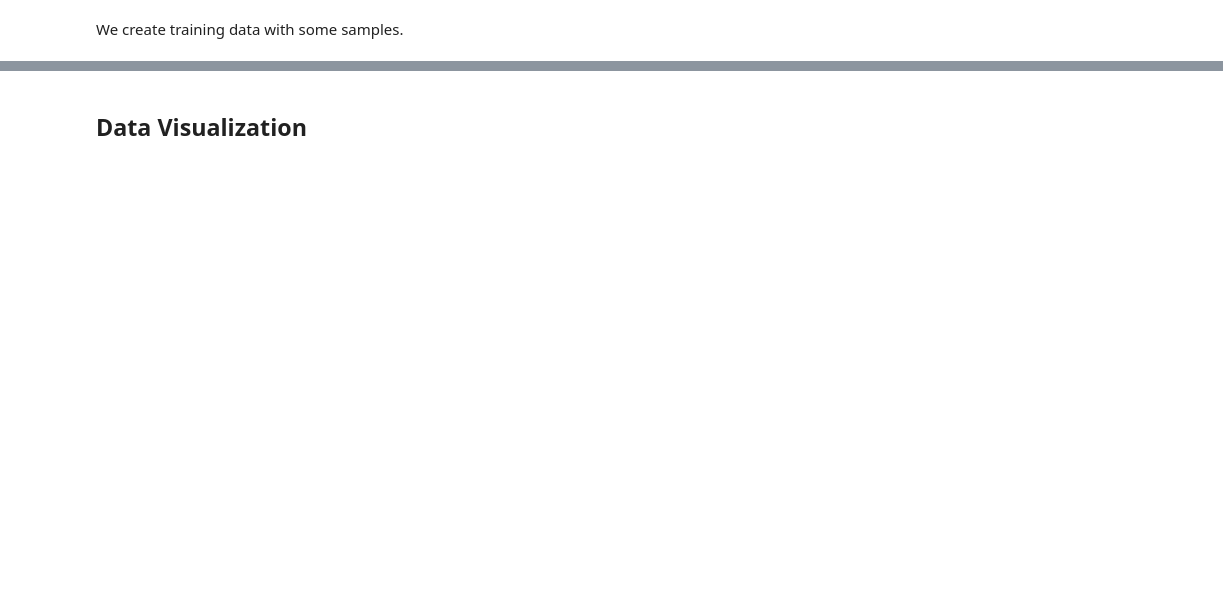
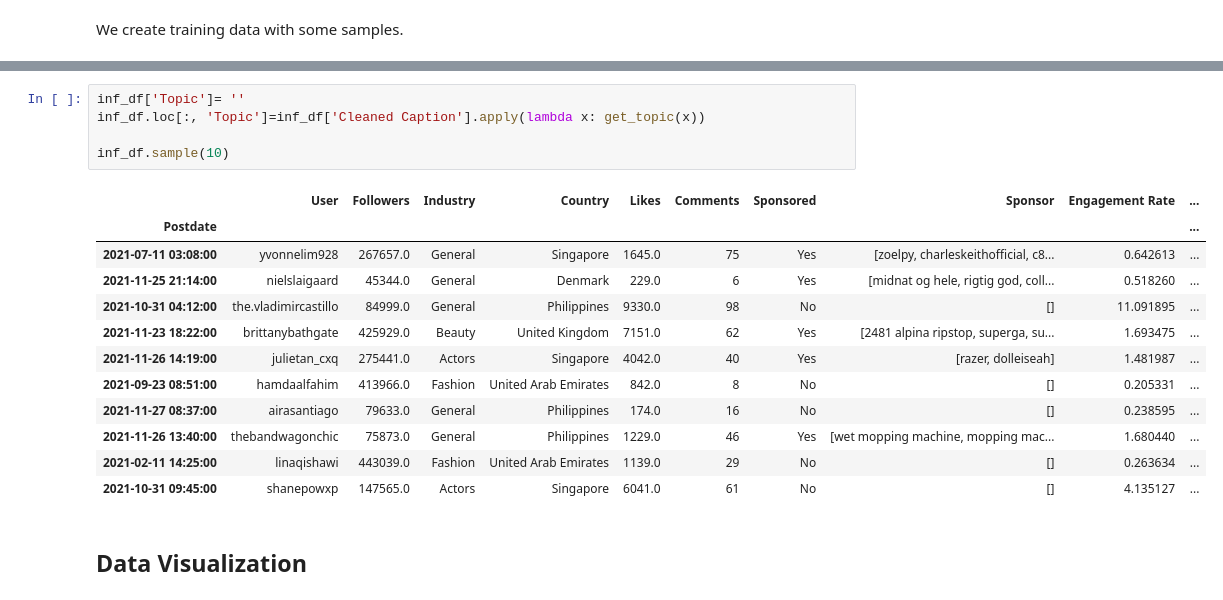
Before and after one commit to calvenjs/NLP-Influencers-Analysis, a Jupyter notebook: instagram-influencers-analysis.ipynb, the cells around one changed output, grey strips where cells are left out. Drawn from its saved outputs; the diff is of its cells as text; blank space fills up the shorter version.

```diff
--- a/instagram-influencers-analysis.ipynb
+++ b/instagram-influencers-analysis.ipynb
@@ -486,2 +572,20 @@ ORGANIZATION VillagePipolLoveAtTheEndOfTheWorld
+# %%
+inf_df['Topic']= ''
+inf_df.loc[:, 'Topic']=inf_df['Cleaned Caption'].apply(lambda x: get_topic(x))
+
+inf_df.sample(10)
+# %% [output]
+|  | User | Followers | Industry | Country | Likes | Comments | Sponsored | Sponsor | Engagement Rate | ... |
+| Postdate |  |  |  |  |  |  |  |  |  | ... |
+| 2021-07-11 03:08:00 | yvonnelim928 | 267657.0 | General | Singapore | 1645.0 | 75 | Yes | [zoelpy, charleskeithofficial, c8... | 0.642613 | ... |
+| 2021-11-25 21:14:00 | nielslaigaard | 45344.0 | General | Denmark | 229.0 | 6 | Yes | [midnat og hele, rigtig god, coll... | 0.518260 | ... |
+| 2021-10-31 04:12:00 | the.vladimircastillo | 84999.0 | General | Philippines | 9330.0 | 98 | No | [] | 11.091895 | ... |
+| 2021-11-23 18:22:00 | brittanybathgate | 425929.0 | Beauty | United Kingdom | 7151.0 | 62 | Yes | [2481 alpina ripstop, superga, su... | 1.693475 | ... |
+| 2021-11-26 14:19:00 | julietan_cxq | 275441.0 | Actors | Singapore | 4042.0 | 40 | Yes | [razer, dolleiseah] | 1.481987 | ... |
+| 2021-09-23 08:51:00 | hamdaalfahim | 413966.0 | Fashion | United Arab Emirates | 842.0 | 8 | No | [] | 0.205331 | ... |
+| 2021-11-27 08:37:00 | airasantiago | 79633.0 | General | Philippines | 174.0 | 16 | No | [] | 0.238595 | ... |
+| 2021-11-26 13:40:00 | thebandwagonchic | 75873.0 | General | Philippines | 1229.0 | 46 | Yes | [wet mopping machine, mopping mac... | 1.680440 | ... |
+| 2021-02-11 14:25:00 | linaqishawi | 443039.0 | Fashion | United Arab Emirates | 1139.0 | 29 | No | [] | 0.263634 | ... |
+| 2021-10-31 09:45:00 | shanepowxp | 147565.0 | Actors | Singapore | 6041.0 | 61 | No | [] | 4.135127 | ... |
 # %% [markdown]
 ## Data Visualization
```
Also changed, not shown: parts of 21 cells of this notebook.
